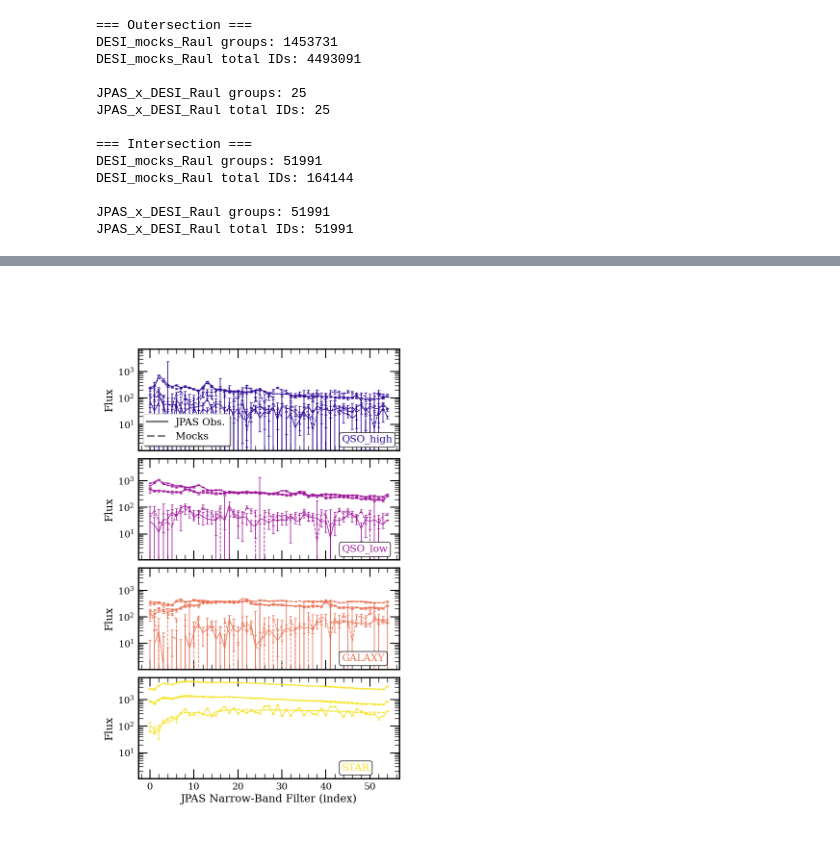
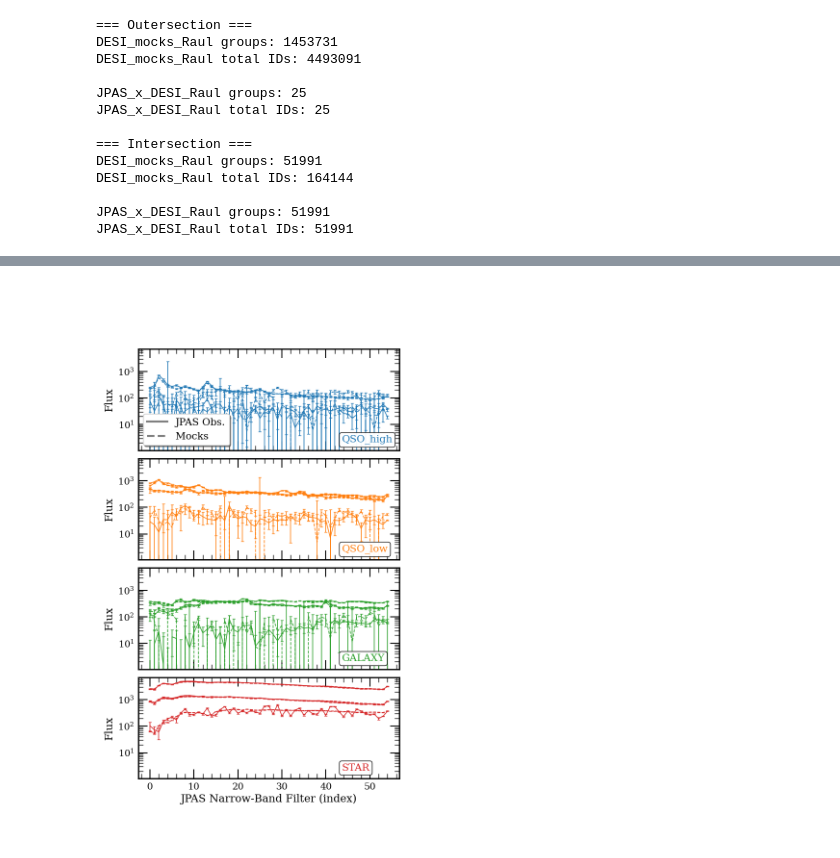
Before and after one commit to daniellopezcano/JPAS_Domain_Adaptation, a Jupyter notebook: notebooks/02_crossmatch_tools.ipynb, the cells around one changed output, grey strips where cells are left out. Cells and saved outputs as stored; diff of their text form; code cells hidden in the pictures.

Commit message:
changes in some plots

```diff
--- a/notebooks/02_crossmatch_tools.ipynb
+++ b/notebooks/02_crossmatch_tools.ipynb
@@ -401,7 +401,8 @@ if n_classes == 1:
     axes = np.array([axes])
 
 # Colors: one per spectral class
-colors = plt.cm.plasma(np.linspace(0.05, 0.95, n_classes))
+# colors = plt.cm.tab10(np.linspace(0.05, 0.95, n_classes))
+colors = np.array(plt.cm.get_cmap("tab10").colors[:n_classes])
 linestyles = {survey_jpas: "-", survey_desi: "--"}
 
 # Label each survey only once across all subplots
@@ -553,4 +554,4 @@ plt.show()
-[figure, old version]
+[figure, new version]
 # %%
 # --- helpers ---
 def _to_mag(arr):
```
Also changed, not shown: parts of 6 cells of this notebook, 4 other files.
